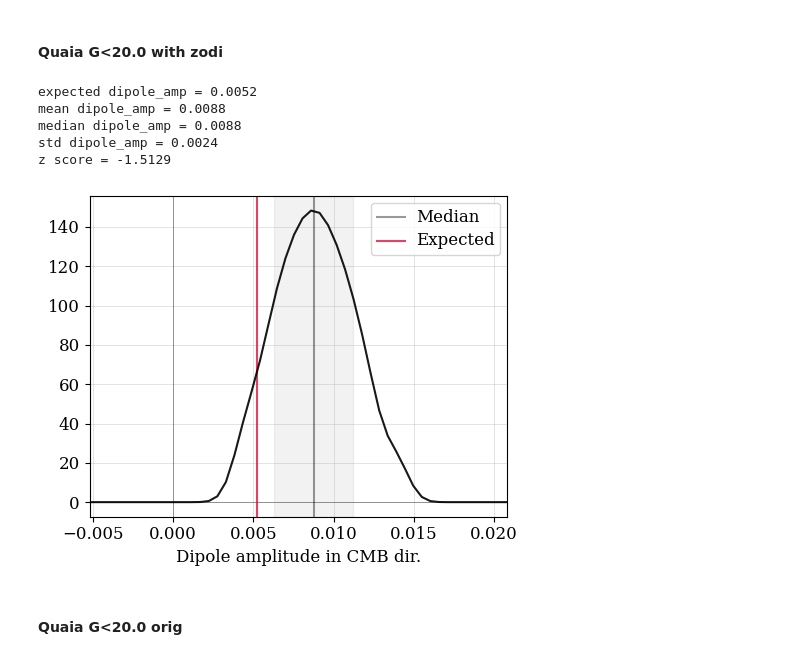
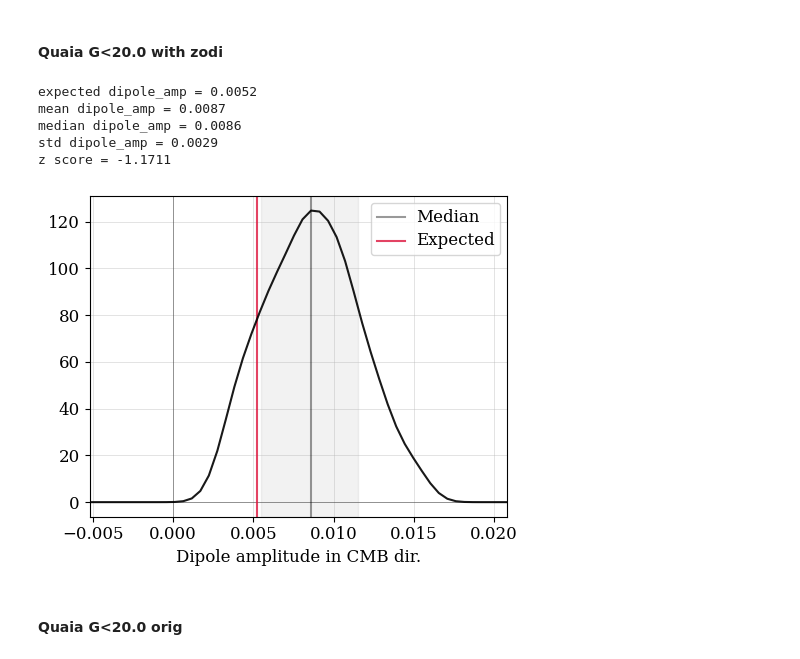
Before and after one commit to abbyw24/lss-dipoles, a Jupyter notebook: notebooks/paper_plots.ipynb, the cells around one changed output. Cells and saved outputs as stored; diff of their text form; code cells hidden in the pictures.

```diff
--- a/notebooks/paper_plots.ipynb
+++ b/notebooks/paper_plots.ipynb
@@ -567,18 +571,18 @@ abc_amp_res = {
 # %%
 sample_name = 'quaia_G20.0_zodi'
 q, relamp, z, res, ax = get_abc_results_dipole_only(os.path.join(resdir,
-                            f'ABC/{sample_name}_dipole_only_nside{nside}_500mocks_18iters_base-rate-{base_rate_quaia:.4f}/results.npy'))
+                            f'ABC/{sample_name}_dipole_only_nside{nside}_500mocks_15iters_base-rate-{base_rate_quaia:.4f}/results.npy'))
 abc_amp_res['quantiles'][sample_name] = q
 abc_amp_res['relamps'][sample_name] = relamp
 abc_amp_res['zscores'][sample_name] = z
 abc_amp_res['ress'][sample_name] = res
 # %% [output]
 expected dipole_amp = 0.0052
-mean dipole_amp = 0.0088
-median dipole_amp = 0.0088
-std dipole_amp = 0.0024
-z score = -1.5129
+mean dipole_amp = 0.0087
+median dipole_amp = 0.0086
+std dipole_amp = 0.0029
+z score = -1.1711
-[figure, old version]
+[figure, new version]
 # %% [markdown]
 #### Quaia G<20.0 orig
 # %%
```
Also changed, not shown: parts of 38 cells of this notebook, 1 other file.
